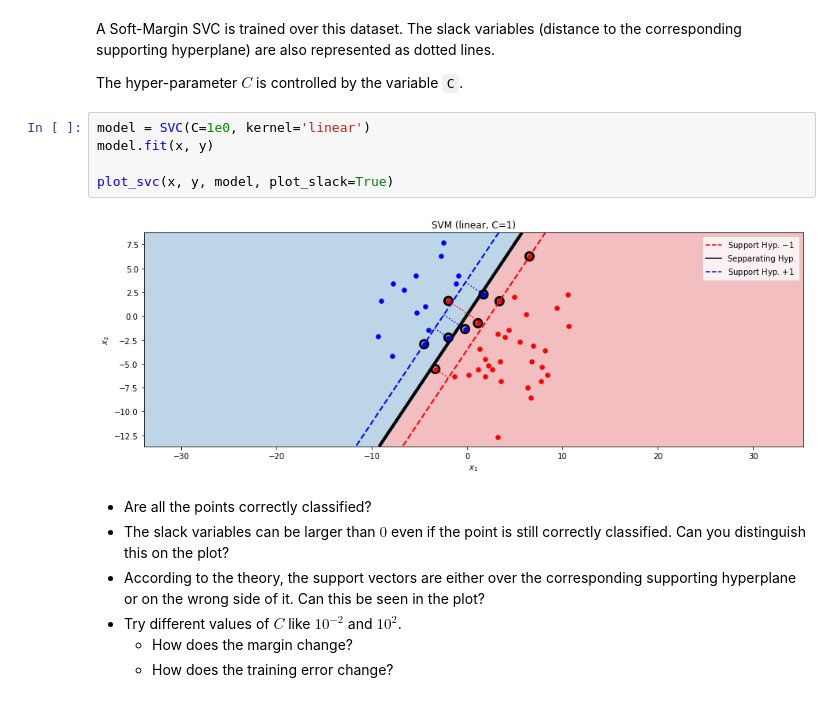
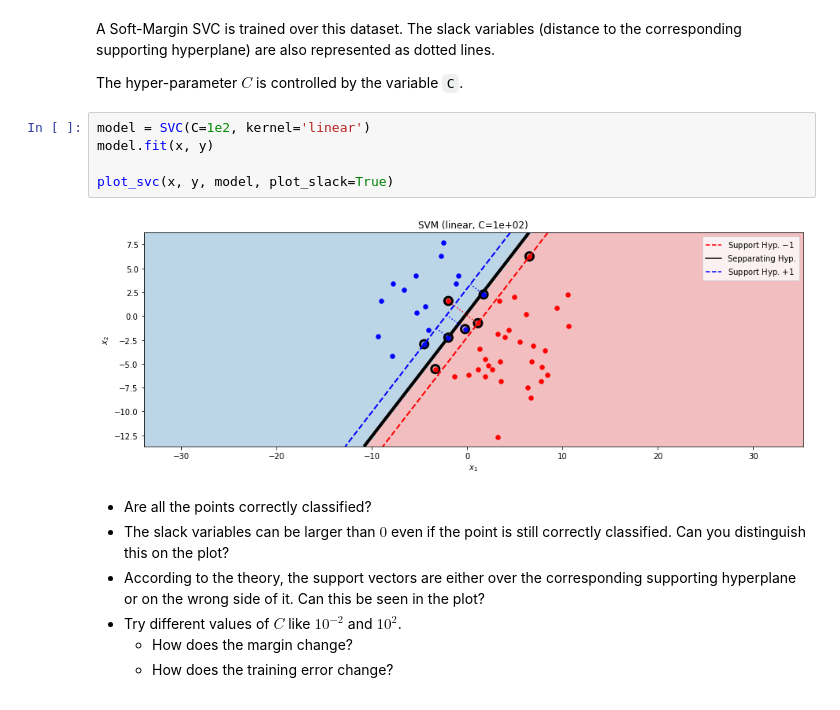
Before and after one commit to OscarGB/MUCD-MAAA, a Jupyter notebook: Oscar/3- SVM/SVMs.ipynb, the cells around one changed output. Saved outputs shown, nothing was run; the diff lists cells and outputs as text.

```diff
--- a/Oscar/3- SVM/SVMs.ipynb
+++ b/Oscar/3- SVM/SVMs.ipynb
@@ -223,12 +224,12 @@ The slack variables (distance to the corresponding supporting hyperplane) are al
 
 The hyper-parameter $C$ is controlled by the variable `C`.
 # %%
-model = SVC(C=1e0, kernel='linear')
+model = SVC(C=1e2, kernel='linear')
 model.fit(x, y)
 
 plot_svc(x, y, model, plot_slack=True)
 # %% [output]
-[figure, old version]
+[figure, new version]
 # %% [markdown]
 <div class="qst">
 
```
Also changed, not shown: parts of 38 cells of this notebook, 2 other files.
